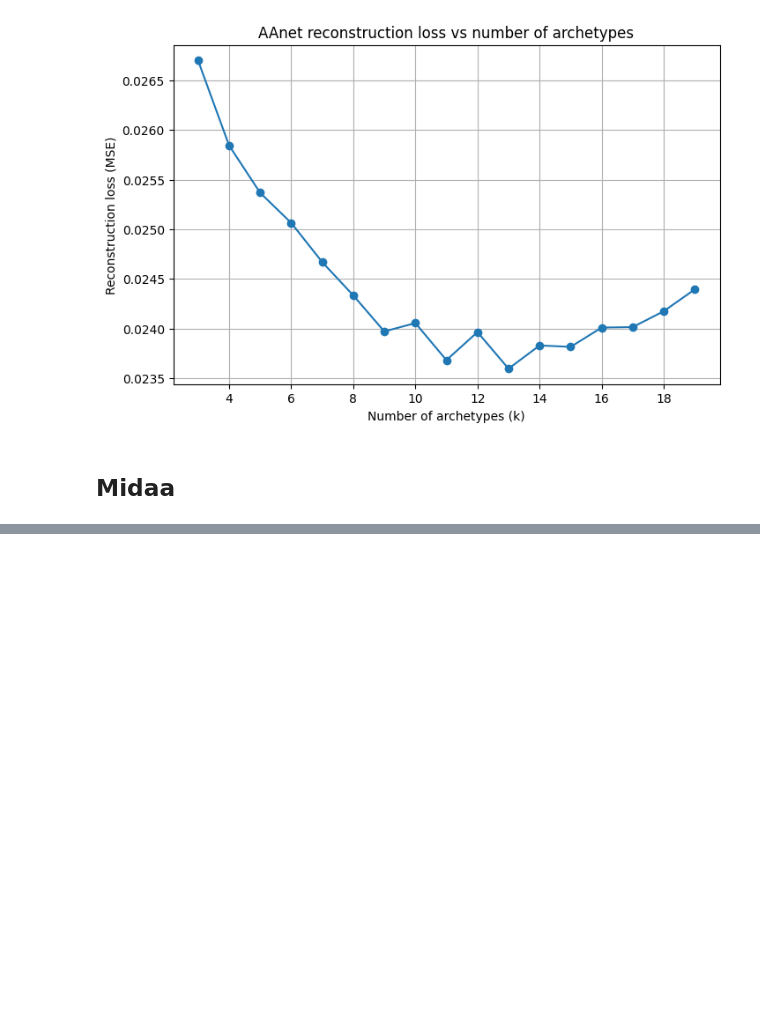
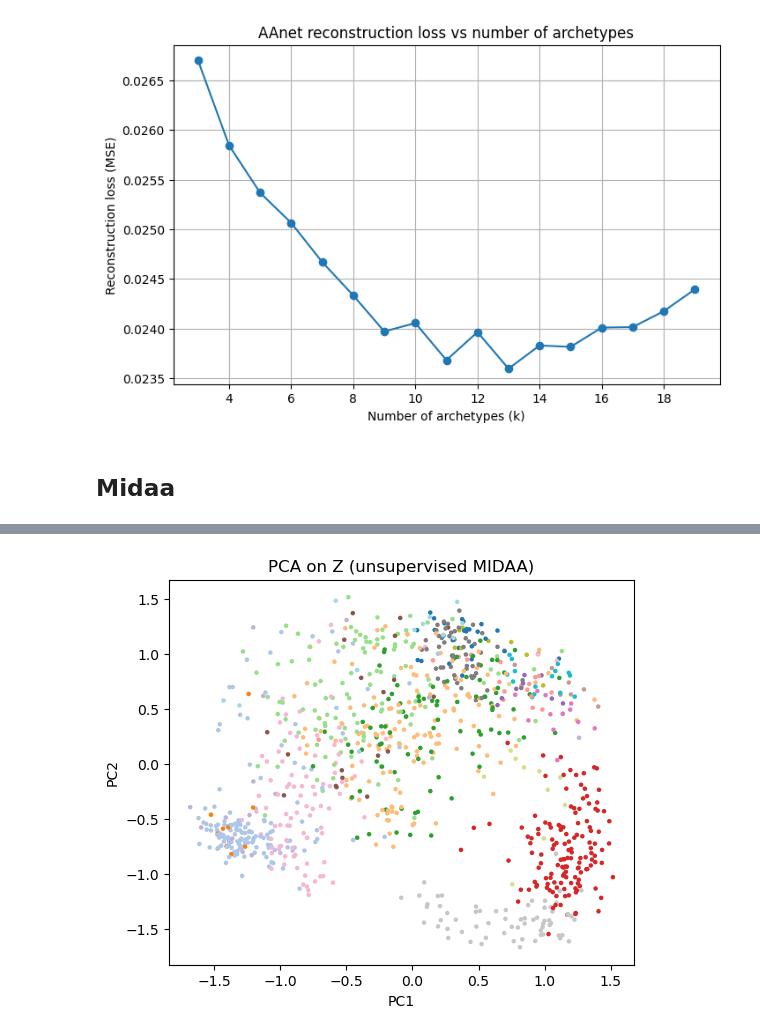
Before and after one commit to Emmsiiii/Deep-Learning-deep_archetypal_analysis, a Jupyter notebook: Project_final.ipynb, the cells around one changed output, grey strips where cells are left out. Drawn from its saved outputs; the diff is of its cells as text; code cells hidden in the pictures; blank space fills up the shorter version.

```diff
--- a/Project_final.ipynb
+++ b/Project_final.ipynb
@@ -843,0 +1880,89 @@ plt.show()
+# %%
+# ============================================
+# LATENT SPACE ANALYSIS (UNSUPERVISED)
+# ============================================
+
+label_key = "label"     # MNIST uses "label"
+
+if label_key not in adata.obs.columns:
+    raise KeyError(f"{label_key} findes ikke i adata.obs.")
+
+# Make labels categorical
+adata.obs["label_cat"] = adata.obs[label_key].astype("category")
+labels = adata.obs["label_cat"].cat.codes.values
+label_names = list(adata.obs["label_cat"].cat.categories)
+
+# --------------------------------------------
+# GET VARIABLES FROM UNSUPERVISED MIDAA
+# --------------------------------------------
+Z = res_unsup["inferred_quantities"]["Z"]
+A = res_unsup["inferred_quantities"]["archetypes_inferred"]
+S = res_unsup["inferred_quantities"].get("S_inferred", None)
+
+K = A.shape[0]
+
+print("Z shape:", Z.shape)
+print("A shape:", A.shape)
+print("Labels OK, #classes:", len(label_names))
+
+
+# ============================================
+# PCA ON Z
+# ============================================
+
+pca = PCA(n_components=2)
+Z_pca = pca.fit_transform(Z)
+
+plt.figure(figsize=(6,5))
+plt.scatter(Z_pca[:,0], Z_pca[:,1], s=5, c=labels, cmap="tab20")
+plt.title("PCA on Z (unsupervised MIDAA)")
+plt.xlabel("PC1")
+plt.ylabel("PC2")
+plt.show()
+
+
+# ============================================
+# UMAP ON UNSUPERVISED Z
+# ============================================
+
+reducer = umap.UMAP(n_neighbors=30, min_dist=0.1)
+Z_umap = reducer.fit_transform(Z)
+
+plt.figure(figsize=(6,5))
+plt.scatter(Z_umap[:,0], Z_umap[:,1], s=5, c=labels, cmap="tab20")
+plt.title("UMAP — Unsupervised Z")
+plt.axis("off")
+plt.show()
+
+
+# ============================================
+# PCA Z + ARCHETYPES
+# ============================================
+
+A_pca = pca.transform(A)
+
+plt.figure(figsize=(6,5))
+plt.scatter(Z_pca[:,0], Z_pca[:,1], s=5, alpha=0.4)
+plt.scatter(A_pca[:,0], A_pca[:,1], s=180, marker="X", c="red")
+plt.title("Z PCA with archetypes")
+plt.show()
+
+
+# ============================================
+#  SIMPLEX STRUCTURE IN PCA SPACE
+# ============================================
+
+plt.figure(figsize=(6,5))
+plt.scatter(Z_pca[:,0], Z_pca[:,1], s=5, c=labels, cmap="tab20", alpha=0.5)
+
+# draw lines between archetypes
+for i in range(K):
+    for j in range(i+1, K):
+        plt.plot([A_pca[i,0], A_pca[j,0]],
+                 [A_pca[i,1], A_pca[j,1]],
+                 "k--", alpha=0.3)
+
+plt.scatter(A_pca[:,0], A_pca[:,1], s=200, marker="X", c="black")
+plt.title("Simplex geometry in PCA space")
+plt.show()
+# %% [output]
@@ -843,0 +1972 @@ plt.show()
+[figure, added]
```
Also changed, not shown: parts of 14 cells of this notebook, 52 other files.
